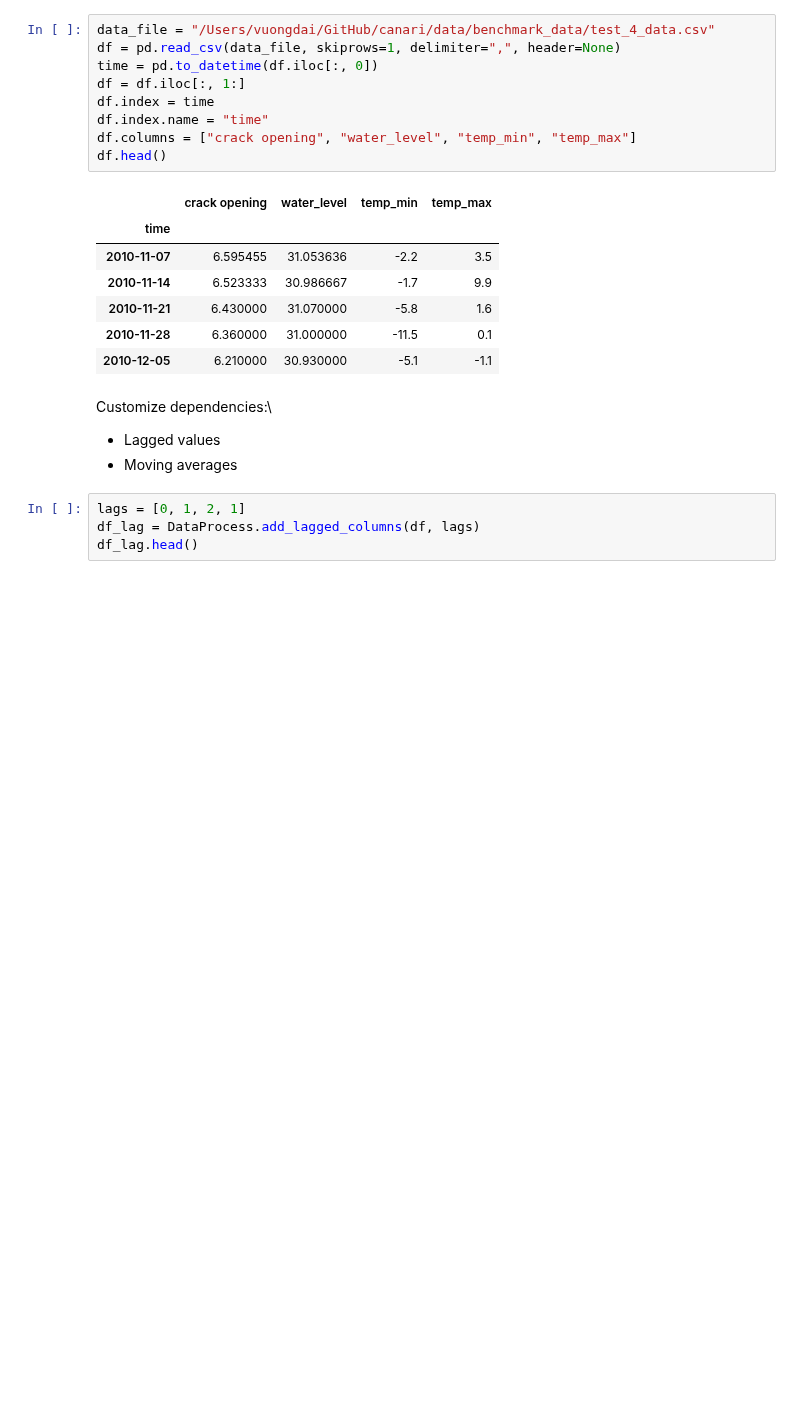
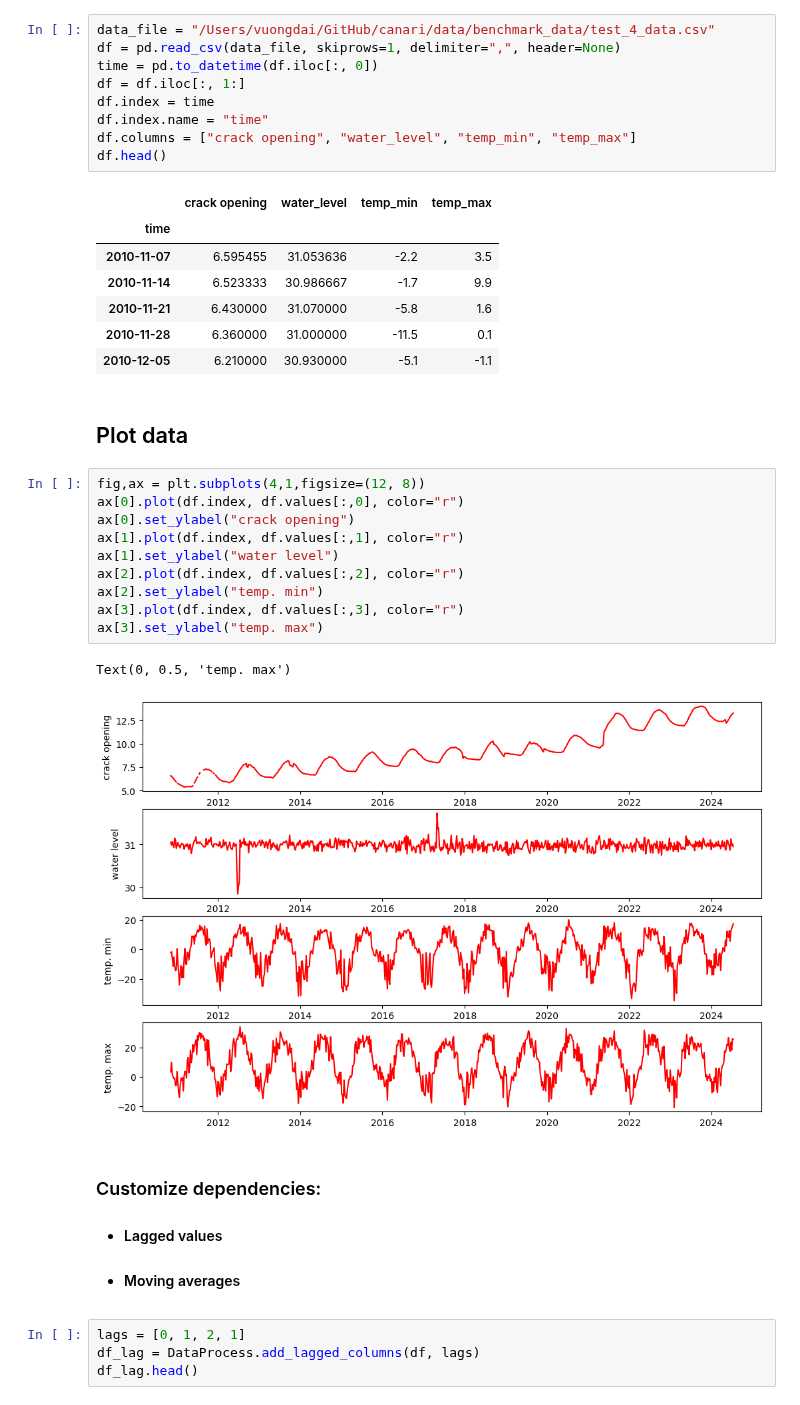
Before and after one commit to Bayes-Works/canari, a Jupyter notebook: examples/demo/4_demo_forecast_lstm_dependency.ipynb, the cells around one changed output. Saved outputs shown, nothing was run; the diff lists cells and outputs as text; blank space fills up the shorter version.

```diff
--- a/examples/demo/4_demo_forecast_lstm_dependency.ipynb
+++ b/examples/demo/4_demo_forecast_lstm_dependency.ipynb
@@ -55,10 +52,25 @@ df.head()
 | 2010-11-21 | 6.430000 | 31.070000 | -5.8 | 1.6 |
 | 2010-11-28 | 6.360000 | 31.000000 | -11.5 | 0.1 |
 | 2010-12-05 | 6.210000 | 30.930000 | -5.1 | -1.1 |
+# %% [markdown]
+## Plot data
+# %%
+fig,ax = plt.subplots(4,1,figsize=(12, 8))
+ax[0].plot(df.index, df.values[:,0], color="r")
+ax[0].set_ylabel("crack opening")
+ax[1].plot(df.index, df.values[:,1], color="r")
+ax[1].set_ylabel("water level")
+ax[2].plot(df.index, df.values[:,2], color="r")
+ax[2].set_ylabel("temp. min")
+ax[3].plot(df.index, df.values[:,3], color="r")
+ax[3].set_ylabel("temp. max")
+# %% [output]
+Text(0, 0.5, 'temp. max')
+[figure, added]
 # %% [markdown]
-Customize dependencies:\
-- Lagged values
-- Moving averages
+### Customize dependencies:
+- #### Lagged values
+- #### Moving averages
 # %%
 lags = [0, 1, 2, 1]
 df_lag = DataProcess.add_lagged_columns(df, lags)
```
Also changed, not shown: parts of 19 cells of this notebook, 1 other file.
